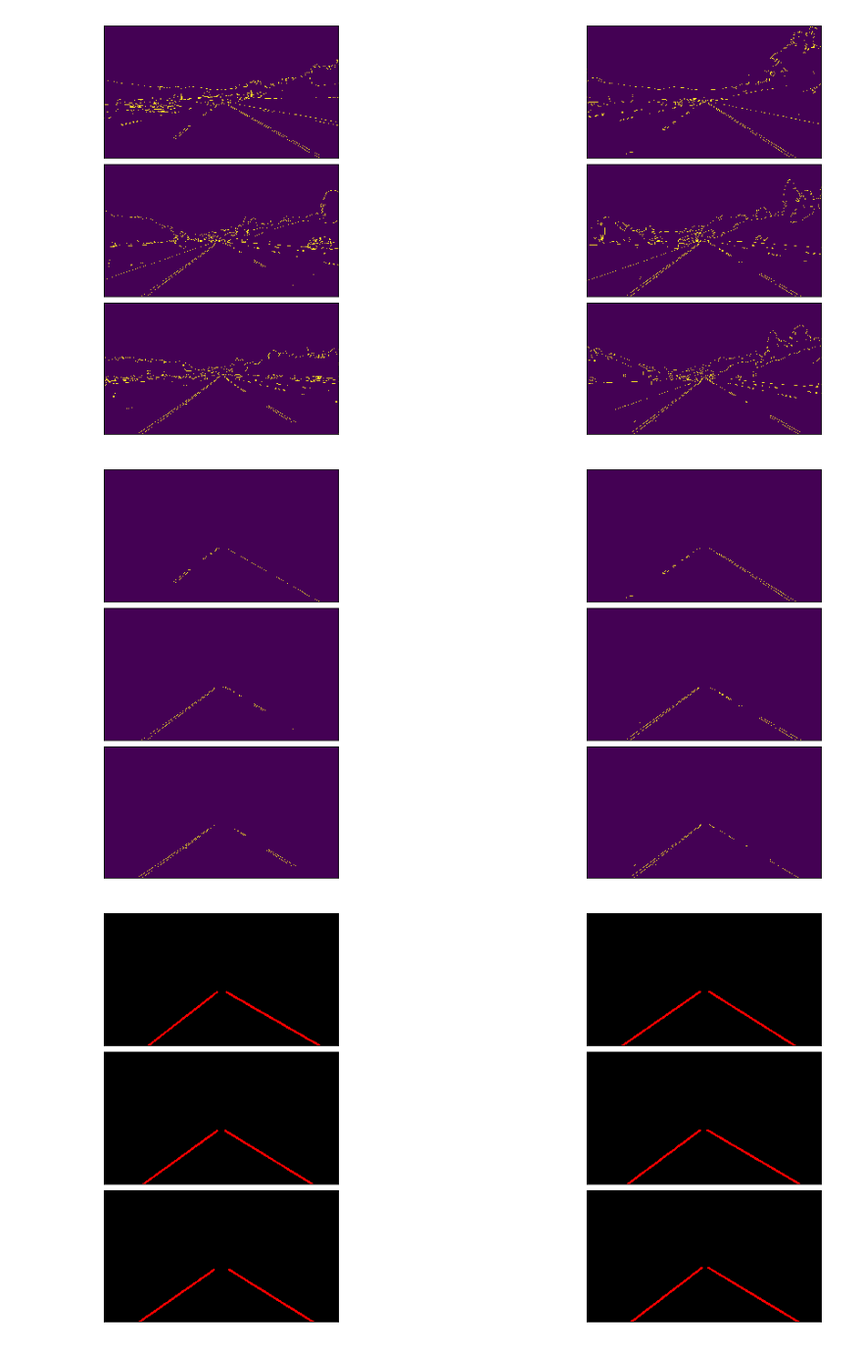
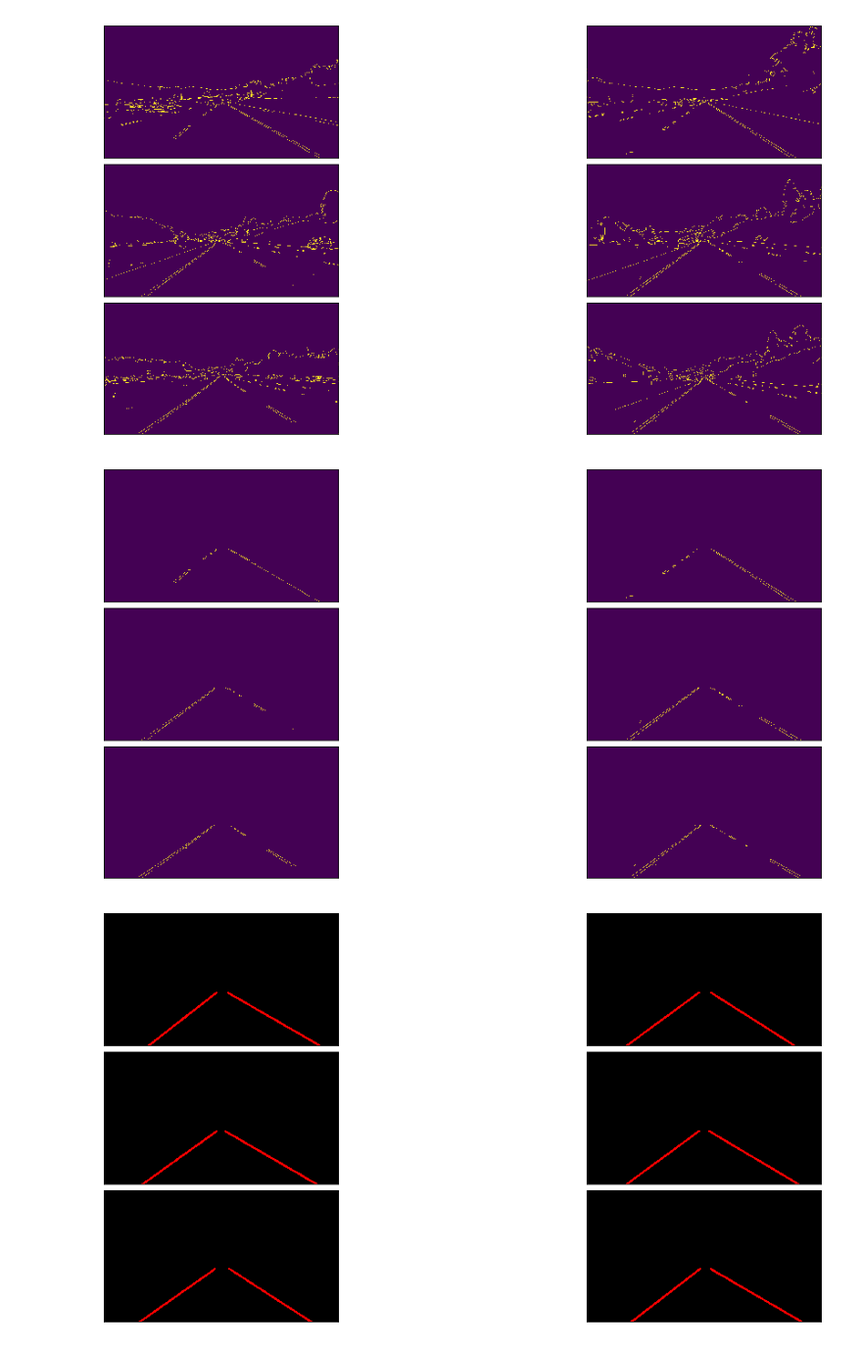
Before and after one commit to messam2/CarND-LaneLines-P1, a Jupyter notebook: P1.ipynb, the cells around one changed output. Shown at 98% size. Drawn from its saved outputs; the diff is of its cells as text; code cells hidden in the pictures.

```diff
--- a/P1.ipynb
+++ b/P1.ipynb
@@ -298,13 +298,26 @@ edges = list(map(lambda img: canny(img, low_threshold, high_threshold), blur_ima
 show_images(edges)
 # %% [output]
 [figure]
-# %%
-#applying masking to the edges image
-vertices = np.array([[(90,image.shape[0]),(460, 320), (500, 320), (880,image.shape[0])]], dtype=np.int32)
-masked_images = list(map(lambda img: region_of_interest(img, vertices), edges))
-show_images(masked_images)
-# %% [output]
-[figure, removed]
+# %%
+#applying masking to the edges image
+# Region-of-interest vertices
+# We want a trapezoid shape, with bottom edge at the bottom of the image
+trap_bottom_width = 0.85  # width of bottom edge of trapezoid, expressed as percentage of image width
+trap_top_width = 0.07  # ditto for top edge of trapezoid
+trap_height = 0.4  # height of the trapezoid expressed as percentage of image height
+imshape = image.shape
+vertices = np.array([[\
+        ((imshape[1] * (1 - trap_bottom_width)) // 2, imshape[0]),\
+        ((imshape[1] * (1 - trap_top_width)) // 2, imshape[0] - imshape[0] * trap_height),\
+        (imshape[1] - (imshape[1] * (1 - trap_top_width)) // 2, imshape[0] - imshape[0] * trap_height),\
+        (imshape[1] - (imshape[1] * (1 - trap_bottom_width)) // 2, imshape[0])]]\
+        , dtype=np.int32)
+
+# vertices = np.array([[(90,image.shape[0]),(460, 320), (500, 320), (880,image.shape[0])]], dtype=np.int32)
+masked_images = list(map(lambda img: region_of_interest(img, vertices), edges))
+show_images(masked_images)
+# %% [output]
+[figure, added]
 # %%
 #appllying hough on the masked image
 rho = 1
```
Also changed, not shown: parts of 5 cells of this notebook.
